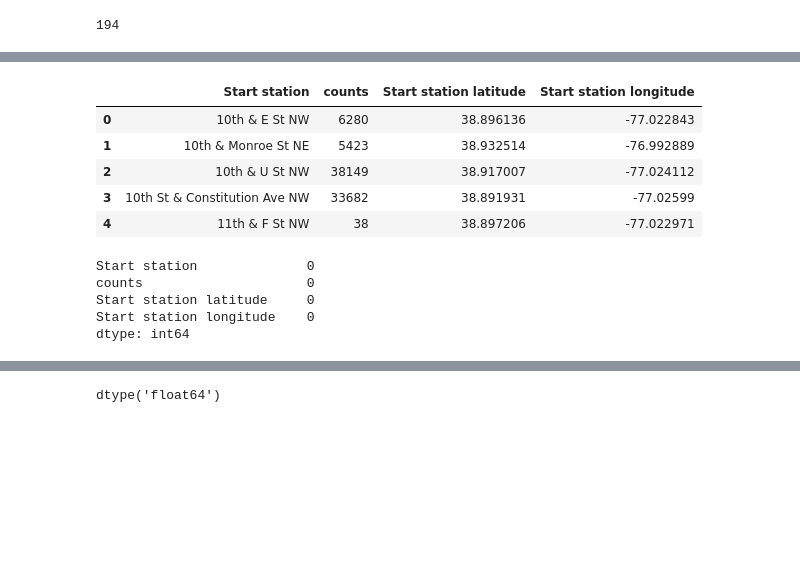
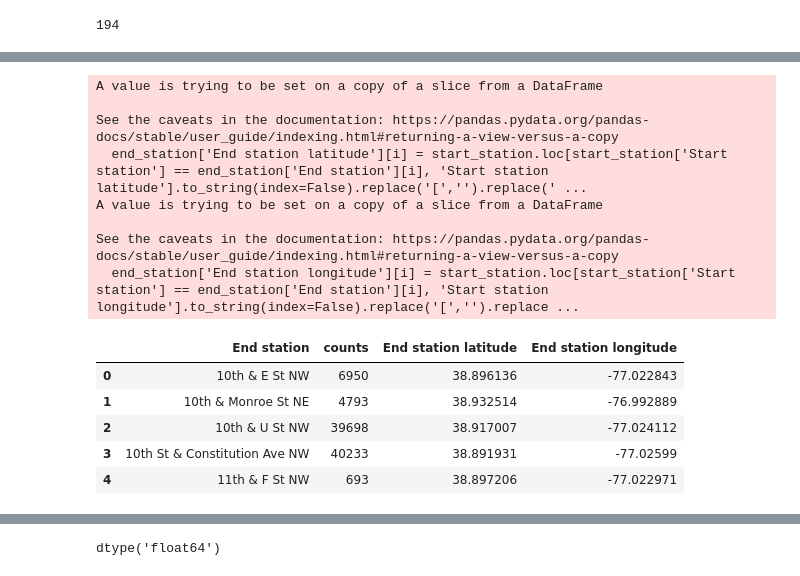
Before and after one commit to MaxLopezSalgado/capital_bike_sharing, a Jupyter notebook: data_wrangling/data_wrangling.ipynb, the cells around one changed output, grey strips where cells are left out. Drawn from its saved outputs; the diff is of its cells as text; code cells hidden in the pictures; blank space fills up the shorter version.

```diff
--- a/data_wrangling/data_wrangling.ipynb
+++ b/data_wrangling/data_wrangling.ipynb
@@ -726,8 +728,8 @@ counts           193
 dtype: int64
 # %%
 # add two new columns to the start_station dataset called 'Start station latitude' and 'Start station longitude'
-start_station['Start station latitude'] = ''
-start_station['Start station longitude'] = ''
+start_station['End station latitude'] = ''
+start_station['End station longitude'] = ''
 
 # check the first 5 rows of the start_station dataset
 display(start_station.head())
@@ -740,0 +747,9 @@ display(start_station.head())
+# %%
+# count the unique values of each End stations using groupby
+display(retanls_end_start_stations.groupby('End station').size())
+
+# create a new df with the unique values of each End stations and the count of each End station
+end_station = pd.DataFrame(retanls_end_start_stations.groupby('End station').size().reset_index(name='counts'))
+
+# check the first 5 rows of the End_station dataset
+display(end_station.head())
@@ -740,0 +799,7 @@ display(start_station.head())
+# %%
+# add two new columns to the end_station dataset called 'Start station latitude' and 'Start station longitude'
+end_station['End station latitude'] = ''
+end_station['End station longitude'] = ''
+
+# check the first 5 rows of the end_station dataset
+display(end_station.head())
@@ -741,38 +813,26 @@ display(start_station.head())
 # %%
-# use the geopy library to get the latitude and longitude values of each start station
-geolocator = Nominatim(user_agent="bike_sharing")
-timeout = 5  # Increase timeout to 5 seconds
-retry_attempts = 3  # Retry geocoding up to 3 times
+# use the start_station dataset to get the latitude and longitude values of each end station, avoid the '[' and ']' characters
+for i in range(len(end_station)):
+    end_station['End station latitude'][i] = start_station.loc[start_station['Start station'] == end_station['End station'][i], 'Start station latitude'].to_string(index=False).replace('[','').replace(']','')
+    end_station['End station longitude'][i] = start_station.loc[start_station['Start station'] == end_station['End station'][i], 'Start station longitude'].to_string(index=False).replace('[','').replace(']','')
 
-for i in range(len(start_station)):
-    for attempt in range(retry_attempts):
-        try:
-            location = geolocator.geocode(start_station['Start station'][i], timeout=timeout)
-            if location is not None:
-                start_station.at[i, 'Start station latitude'] = location.latitude
-                start_station.at[i, 'Start station longitude'] = location.longitude
-            break
-        except GeocoderUnavailable:
-            print(f"Geocoding attempt {attempt + 1} failed. Retrying in 1 second...")
-            time.sleep(1)
-    else:
-        print(f"Geocoding failed after {retry_attempts} attempts. Skipping...")
-        continue
+# check the first 5 rows of the end_station dataset
+display(end_station.head())
 
-# check the first 5 rows of the start_station dataset
-display(start_station.head())
-
-# check the missing values of the start_station dataset
-display(start_station.isnull().sum())
+# check the missing values of the end_station dataset
+display(end_station.isnull().sum())
 # %% [output]
+A value is trying to be set on a copy of a slice from a DataFrame
+
+See the caveats in the documentation: https://pandas.pydata.org/pandas-docs/stable/user_guide/indexing.html#returning-a-view-versus-a-copy
+  end_station['End station latitude'][i] = start_station.loc[start_station['Start station'] == end_station['End station'][i], 'Start station latitude'].to_string(index=False).replace('[','').replace(' ...
+A value is trying to be set on a copy of a slice from a DataFrame
+
+See the caveats in the documentation: https://pandas.pydata.org/pandas-docs/stable/user_guide/indexing.html#returning-a-view-versus-a-copy
+  end_station['End station longitude'][i] = start_station.loc[start_station['Start station'] == end_station['End station'][i], 'Start station longitude'].to_string(index=False).replace('[','').replace ...
-|  | Start station | counts | Start station latitude | Start station longitude |
-| 0 | 10th & E St NW | 6280 | 38.896136 | -77.022843 |
-| 1 | 10th & Monroe St NE | 5423 | 38.932514 | -76.992889 |
-| 2 | 10th & U St NW | 38149 | 38.917007 | -77.024112 |
-| 3 | 10th St & Constitution Ave NW | 33682 | 38.891931 | -77.02599 |
-| 4 | 11th & F St NW | 38 | 38.897206 | -77.022971 |
+|  | End station | counts | End station latitude | End station longitude |
+| 0 | 10th & E St NW | 6950 | 38.896136 | -77.022843 |
+| 1 | 10th & Monroe St NE | 4793 | 38.932514 | -76.992889 |
+| 2 | 10th & U St NW | 39698 | 38.917007 | -77.024112 |
+| 3 | 10th St & Constitution Ave NW | 40233 | 38.891931 | -77.02599 |
+| 4 | 11th & F St NW | 693 | 38.897206 | -77.022971 |
-Start station              0
-counts                     0
-Start station latitude     0
-Start station longitude    0
-dtype: int64
```
Also changed, not shown: parts of 28 cells of this notebook.
